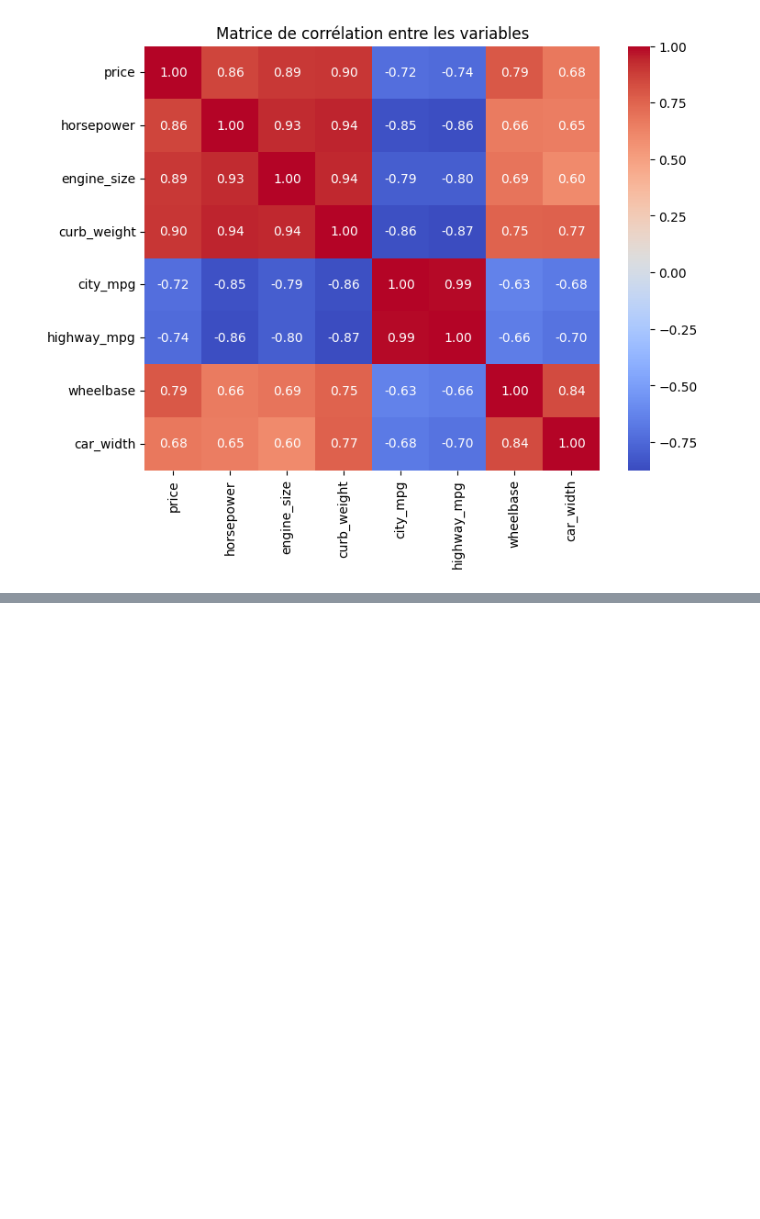
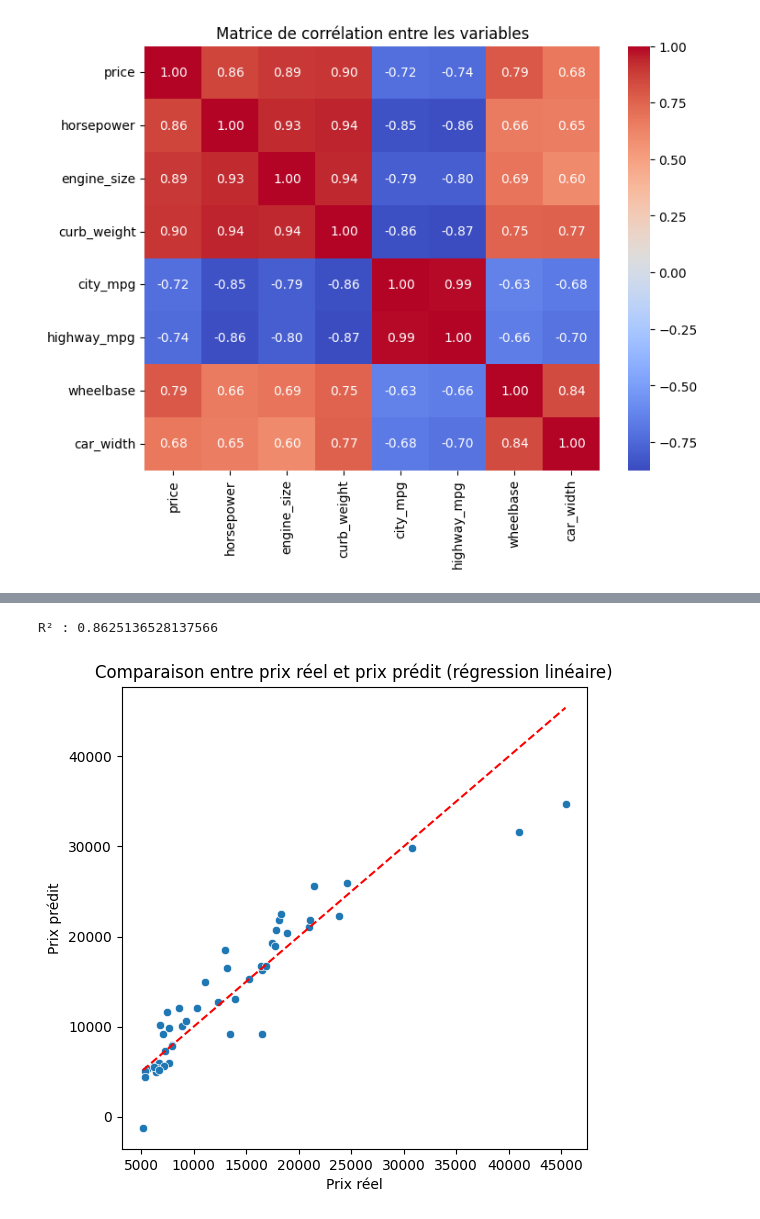
Before and after one commit to TTM1971/Mod-lisation-statistique-pour-la-pr-diction-du-prix-des-voitures, a Jupyter notebook: code.ipynb, the cells around one changed output, grey strips where cells are left out. Cells and saved outputs as stored; diff of their text form; code cells hidden in the pictures; blank space fills up the shorter version.

```diff
--- a/code.ipynb
+++ b/code.ipynb
@@ -101,0 +311,27 @@ plt.show()
+# %%
+from sklearn.linear_model import LinearRegression
+import numpy as np
+
+# Variables explicatives (X) et cible (y)
+X = df[['curb_weight', 'wheelbase', 'car_width', 'fuel_type_diesel']]
+y = df['price']
+
+# Création du modèle
+model = LinearRegression()
+model.fit(X, y)
+
+# Affichage du R²
+print("R² :", model.score(X, y))
+
+y_pred = model.predict(X)
+
+plt.figure(figsize=(6,6))
+sns.scatterplot(x=y, y=y_pred)
+plt.xlabel("Prix réel")
+plt.ylabel("Prix prédit")
+plt.title("Comparaison entre prix réel et prix prédit (régression linéaire)")
+plt.plot([y.min(), y.max()], [y.min(), y.max()], color='red', linestyle='--')
+plt.show()
+# %% [output]
+R² : 0.8625136528137566
+[figure, added]
```
Also changed, not shown: parts of 30 cells of this notebook.
